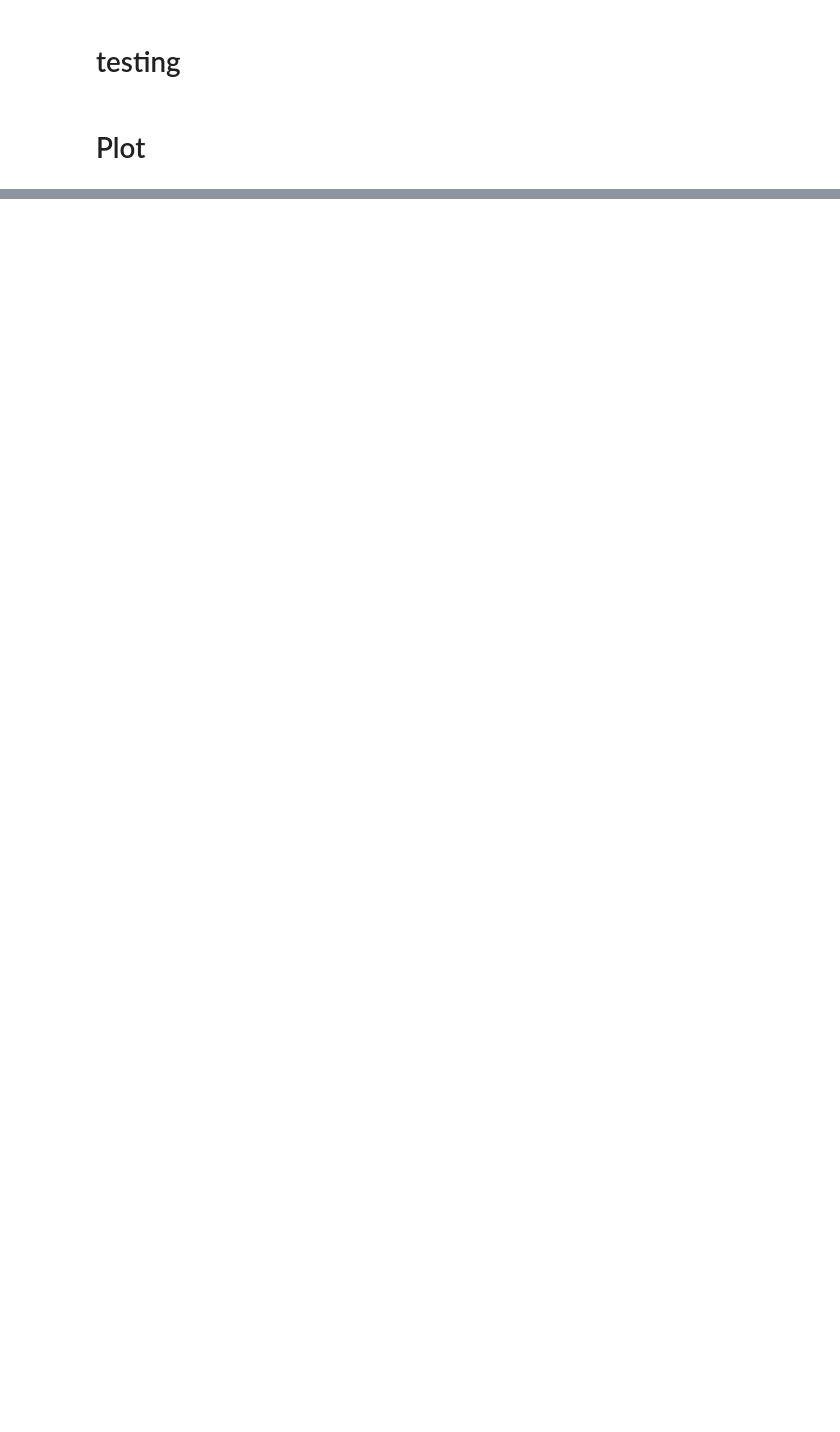
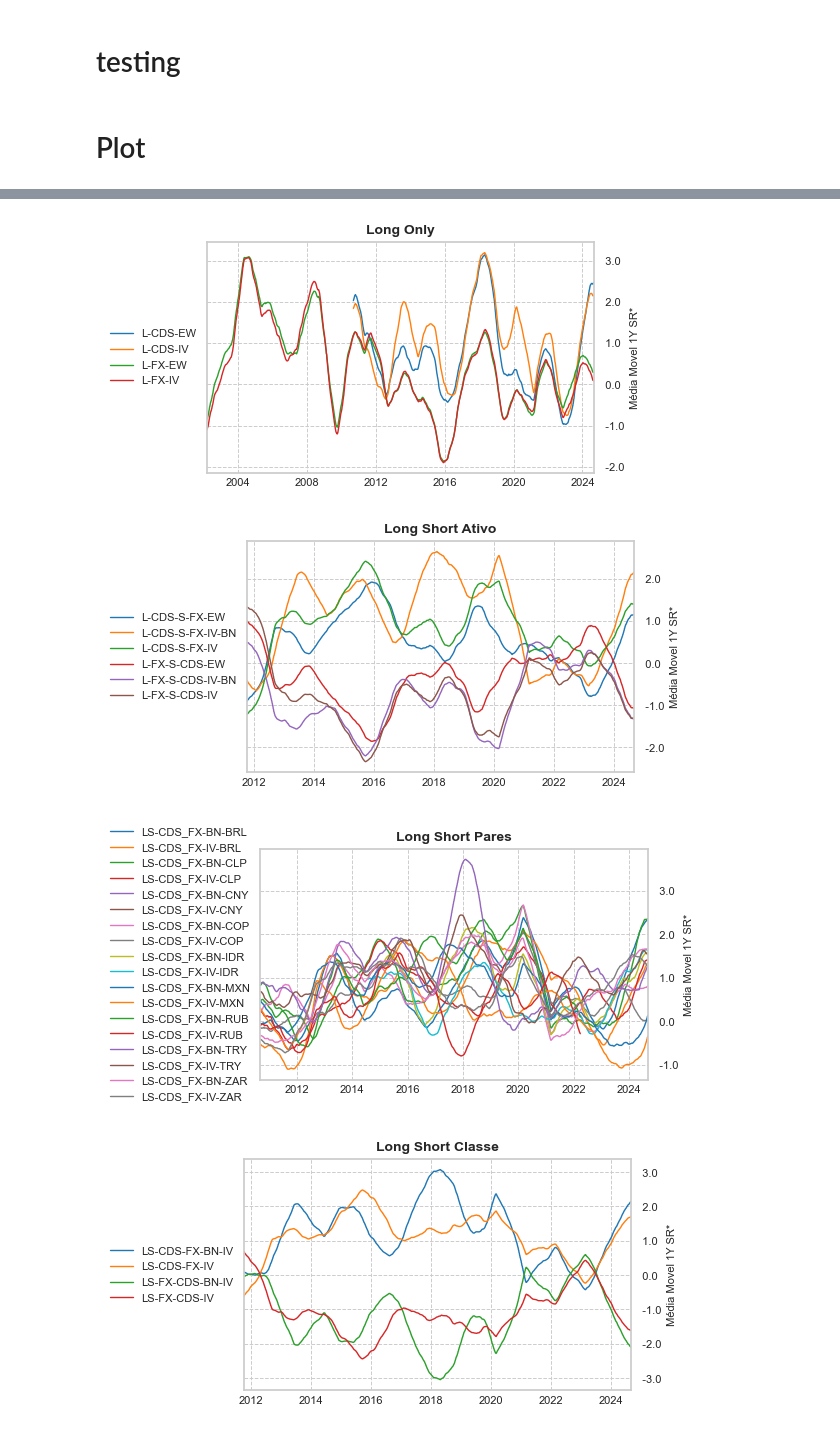
Before and after one commit to sambacode/asset_allocation, a Jupyter notebook: temp.ipynb, the cells around one changed output, grey strips where cells are left out. Drawn from its saved outputs; the diff is of its cells as text; code cells hidden in the pictures; blank space fills up the shorter version.

Commit message:
save rolling sharpe

```diff
--- a/temp.ipynb
+++ b/temp.ipynb
@@ -94,8 +160,5 @@ def plot_trackers_returns(data, title, columns):
     plt.savefig(OUTPUT_FOLDER.joinpath(f"{title}.svg"), bbox_inches="tight")
     plt.show()
 # %%
-dict_groups = {
-
-}
-for group in dict_groups:
-    plot_trackers_returns(data[group], group, columns)
+for group, columns in dict_groups.items():
+    plot_trackers_returns(data[columns], group, columns)
@@ -177,0 +199,8 @@ for group in dict_groups:
+# %%
+def calculate_rolling_sharpe_ratio(log_returns):
+    numerator = log_returns.rolling(window=252).sum()
+    denominator = log_returns.rolling(window=252).std() * (252 ** (0.5))
+    return (numerator / denominator).rolling(window=252).mean()
+# %%
+_ = 1000.123
+f"{_:.2f}"
@@ -177,0 +209,45 @@ for group in dict_groups:
+# %%
+def plot_rolling_sharpe_ratio(
+    data, title, columns, palette="tab10", figsize=(5, 3), y_label="Média Movel 1Y SR*"
+):
+    plt.rcParams["font.family"] = "Calibri"
+    sns.set_theme(style="whitegrid")
+    plt.figure(figsize=figsize)
+
+    sns.lineplot(data=data[columns], palette=palette, linewidth=1, dashes=False)
+
+    plt.legend(loc="center right", bbox_to_anchor=(0, 0.5), fontsize=8, frameon=False)
+
+    plt.gca().yaxis.set_ticks_position("right")
+    plt.gca().yaxis.set_major_formatter(plt.FuncFormatter(lambda y, _: f"  {y:.1f}"))
+
+    plt.grid(True, linestyle="--", linewidth=0.7)
+
+    plt.xlabel(None)
+    plt.ylabel(y_label, fontsize=8)
+    plt.gca().yaxis.set_label_position("right")
+
+    plt.xlim(data.dropna(how="all").index.min(), data.dropna(how="all").index.max())
+
+    plt.xticks(fontsize=8)
+    plt.yticks(fontsize=8)
+    plt.tick_params("both", length=0)
+
+    plt.title(title, fontsize=10, fontweight="bold")
+
+    plt.savefig(
+        OUTPUT_FOLDER.joinpath(f"{title}_rolling_sharpe.svg"),
+        bbox_inches="tight",
+        transparent=True,
+    )
+    plt.show()
+
+for group, columns in dict_groups.items():
+    plot_rolling_sharpe_ratio(
+        calculate_rolling_sharpe_ratio(data[columns].diff(1)), group, columns
+    )
+# %% [output]
+[figure, added]
+[figure, added]
+[figure, added]
+[figure, added]
```
Also changed, not shown: parts of 13 cells of this notebook.
